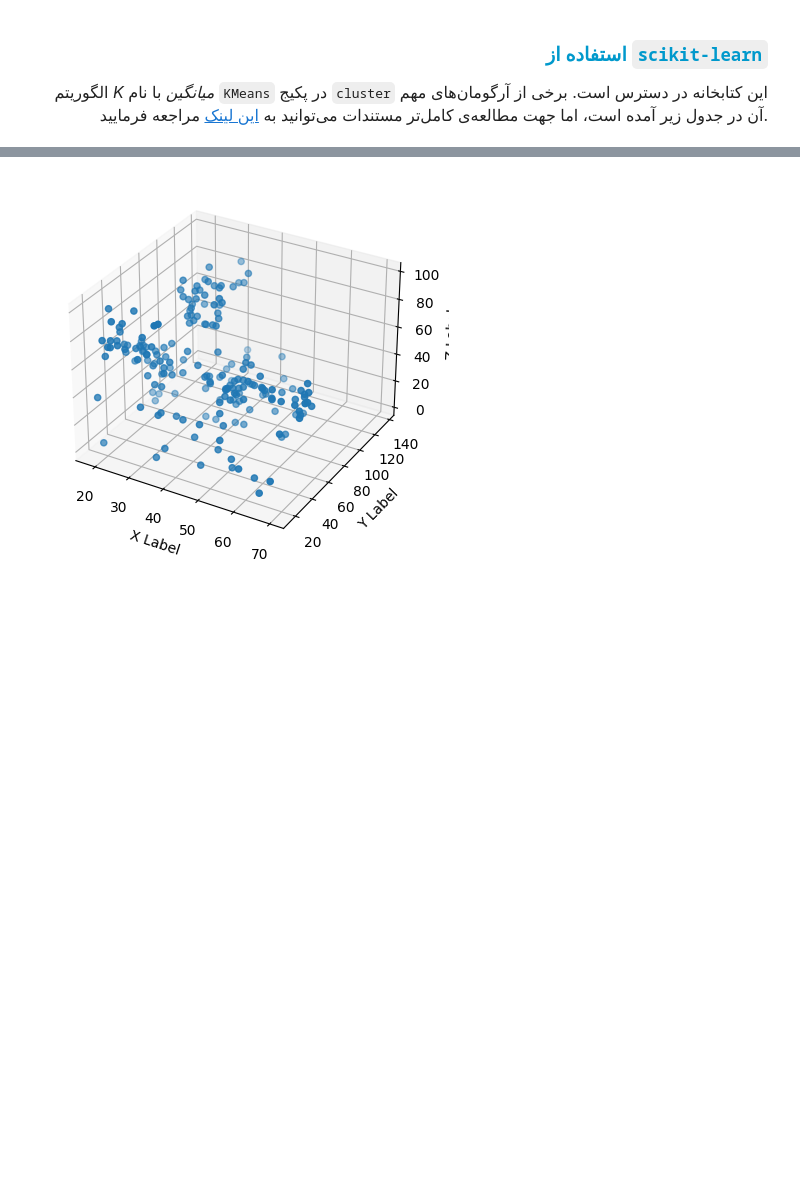
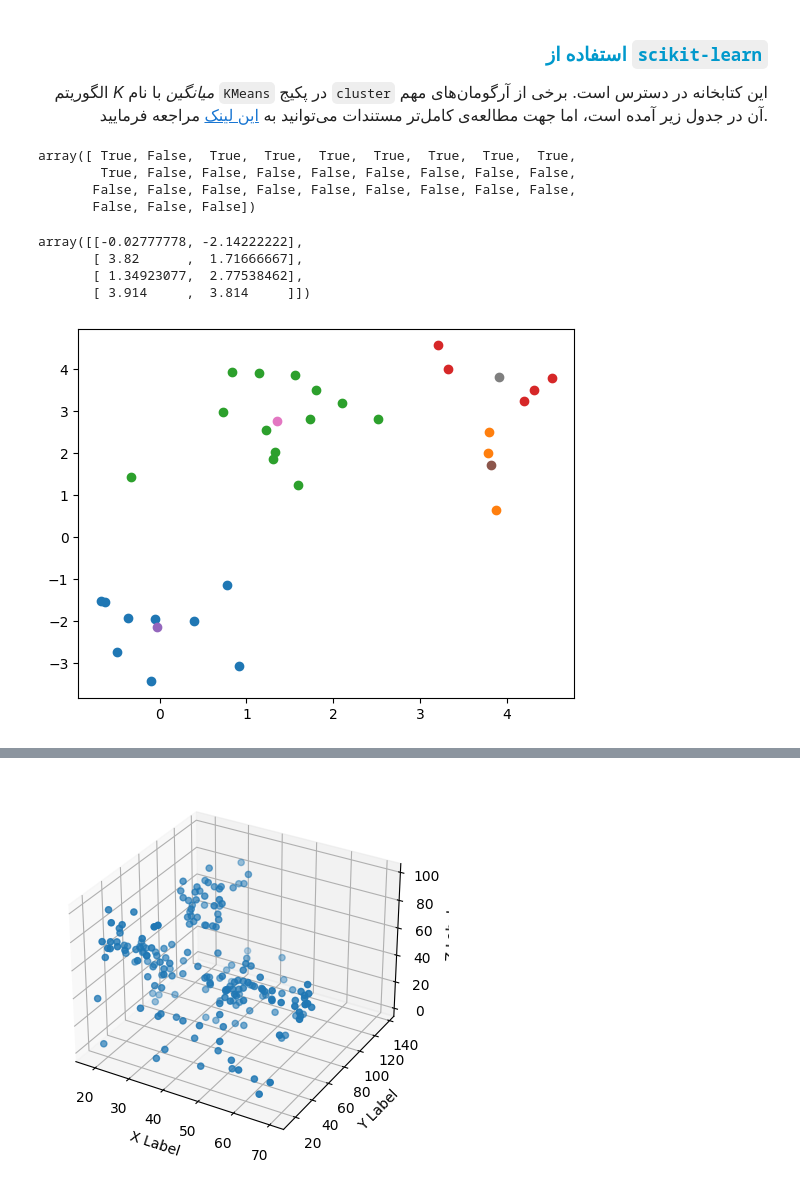
Before and after one commit to uiacap/ML_python, a Jupyter notebook: notes/ML_python_12_kmeans_pca.ipynb, the cells around one changed output, grey strips where cells are left out. Cells and saved outputs as stored; diff of their text form; code cells hidden in the pictures; blank space fills up the shorter version.

```diff
--- a/notes/ML_python_12_kmeans_pca.ipynb
+++ b/notes/ML_python_12_kmeans_pca.ipynb
@@ -56,9 +90,19 @@ Convert pandas dataframe into numpy arrays
 </p>
 # %%
 #import KMeans form sklearn.cluster
-
+from sklearn.cluster import KMeans
 #create the object and initilize it
 
+kmeans = KMeans(n_clusters=4)
+
 #fit the model
+kmeans.fit(data)
 
 #get the lebels and centers
+cl = kmeans.labels_
+cl ==0
+# %% [output]
+array([ True, False,  True,  True,  True,  True,  True,  True,  True,
+        True, False, False, False, False, False, False, False, False,
+       False, False, False, False, False, False, False, False, False,
+       False, False, False])
@@ -67,3 +109,21 @@ Convert pandas dataframe into numpy arrays
+# %%
+kmeans.cluster_centers_
+# %% [output]
+array([[-0.02777778, -2.14222222],
+       [ 3.82      ,  1.71666667],
+       [ 1.34923077,  2.77538462],
+       [ 3.914     ,  3.814     ]])
+# %%
+#show the different clusters and centers
+
+n_cluster = 4
+for c in range(n_cluster) :
+  plt.scatter(data[cl==c,0],data[cl==c,1])
+
+for x,y in kmeans.cluster_centers_ :
+  plt.scatter(x,y)
+# %% [output]
+[figure, added]
 # %%
 #implement kmeans for the data of the houses
 #read mal_customers.csv and show its first five data
```
Also changed, not shown: parts of 9 cells of this notebook.
